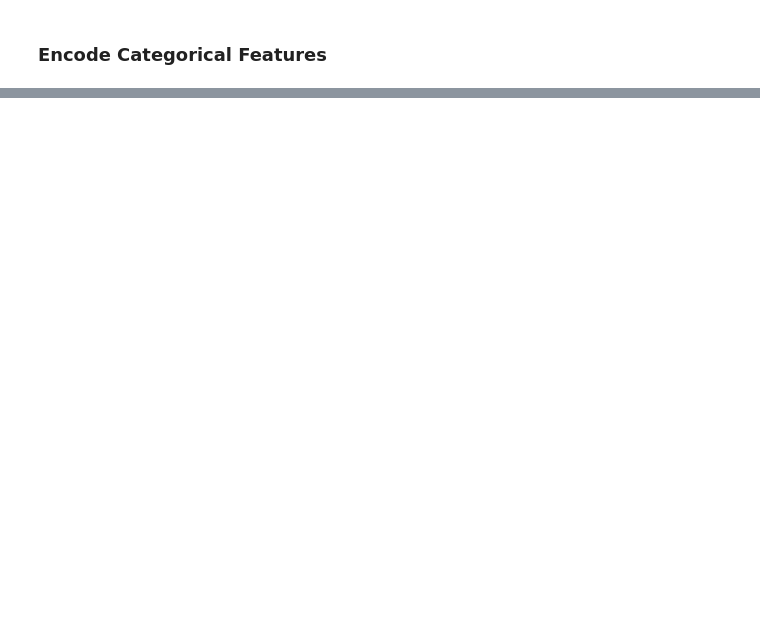
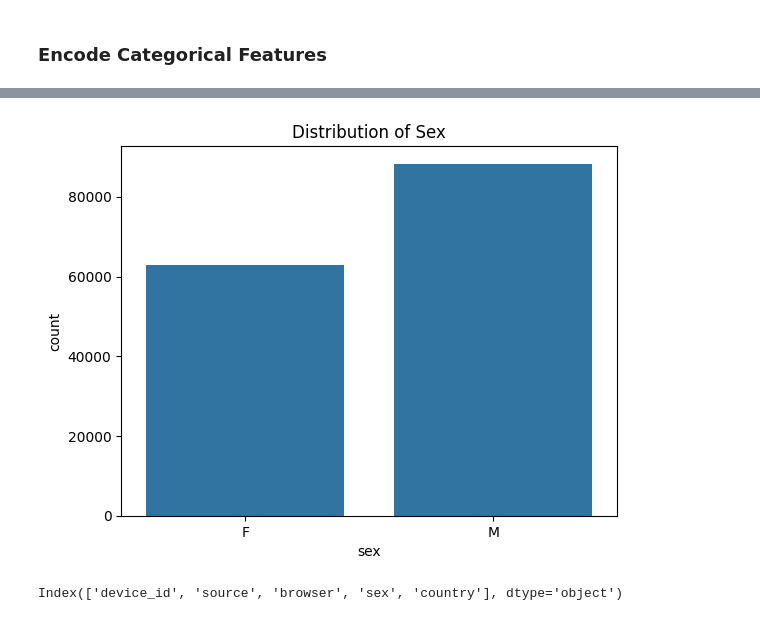
Before and after one commit to aman3013/Fraud-Detection, a Jupyter notebook: notebooks/Data Analysis.ipynb, the cells around one changed output, grey strips where cells are left out. Cells and saved outputs as stored; diff of their text form; code cells hidden in the pictures; blank space fills up the shorter version.

Commit message:
Modified Data Analysis and Preprocessing

```diff
--- a/notebooks/Data Analysis.ipynb
+++ b/notebooks/Data Analysis.ipynb
@@ -622,0 +488,20 @@ max                     8378.922500                  2879.992222
+# %%
+# Convert 'signup_time' and 'purchase_time' to datetime
+df['signup_time'] = pd.to_datetime(df['signup_time'])
+df['purchase_time'] = pd.to_datetime(df['purchase_time'])
+
+# Sort the data by 'user_id' and 'purchase_time' to calculate velocity
+df = df.sort_values(by=['user_id', 'purchase_time'])
+
+# Calculate the transaction frequency for each user
+transaction_frequency = df.groupby('user_id')['purchase_time'].count().reset_index()
+transaction_frequency.columns = ['user_id', 'transaction_frequency']
+
+# Merge transaction frequency back into the dataset
+df = pd.merge(df, transaction_frequency, on='user_id', how='left')
+
+# Calculate transaction velocity (time difference between consecutive transactions per user)
+df['purchase_time_diff'] = df.groupby('user_id')['purchase_time'].diff().dt.total_seconds()
+
+# Fill NaN values for the first transaction with 0 (no previous transaction to compare)
+df['purchase_time_diff'].fillna(0, inplace=True)
@@ -623,2 +515,6 @@ max                     8378.922500                  2879.992222
+# %%
+# Extract hour of the day and day of the week from 'purchase_time'
+df['hour_of_day'] = df['purchase_time'].dt.hour
+df['day_of_week'] = df['purchase_time'].dt.dayofweek
 # %%
 # Save the updated DataFrame to a new CSV file
@@ -724,0 +551,8 @@ max              1.000000                        0.0          1.000000e+00
+# %%
+numerical_columns = df.select_dtypes(include=['int64', 'float64']).columns
+categorical_columns = df.select_dtypes(include=['object']).columns
+# %%
+from sklearn.preprocessing import StandardScaler
+
+scaler = StandardScaler()
+df[numerical_columns] = scaler.fit_transform(df[numerical_columns])
@@ -787,0 +582,14 @@ print(fraud_data_preprocessed_df.head())
+# %%
+import seaborn as sns
+import matplotlib.pyplot as plt
+
+# Example for visualizing the distribution of 'sex'
+sns.countplot(data=df, x='sex')
+plt.title('Distribution of Sex')
+plt.show()
+# %% [output]
+[figure, added]
+# %%
+print(categorical_columns)
+# %% [output]
+Index(['device_id', 'source', 'browser', 'sex', 'country'], dtype='object')
```
Also changed, not shown: parts of 14 cells of this notebook.
